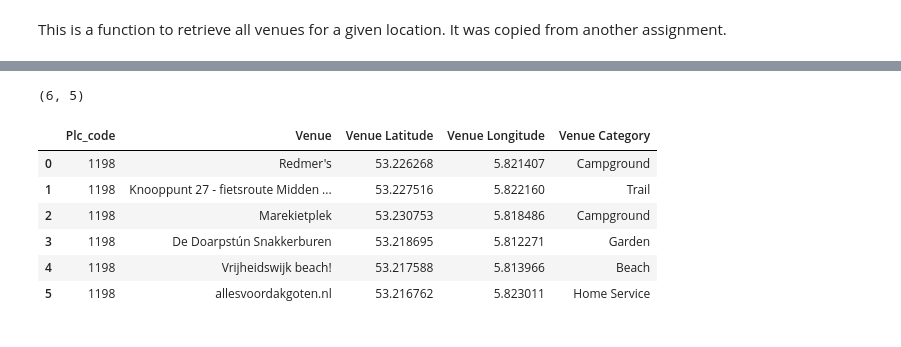
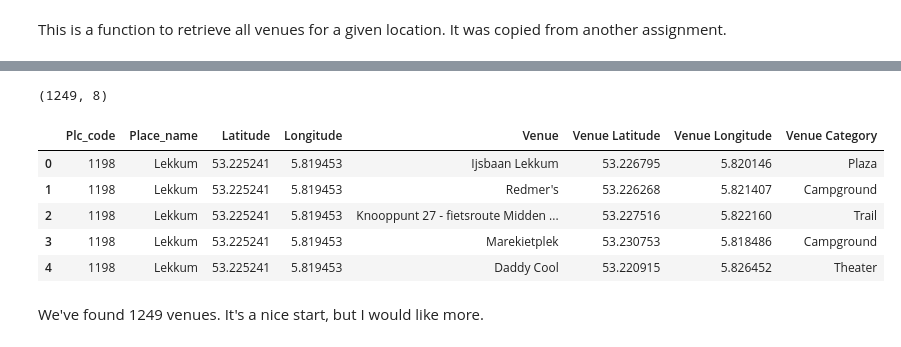
Before and after one commit to LauLau85/Coursera_Capstone, a Jupyter notebook: A Comparison of Rural Towns in the Netherlands.ipynb, the cells around one changed output, grey strips where cells are left out. Cells and saved outputs as stored; diff of their text form; code cells hidden in the pictures.

```diff
--- a/A Comparison of Rural Towns in the Netherlands.ipynb
+++ b/A Comparison of Rural Towns in the Netherlands.ipynb
@@ -2484,11 +2483,11 @@ This is a function to retrieve all venues for a given location. It was copied fr
 # %%
 #get the venues for a place, with plc_code, latitude, longitude and a given radius (in meters). Default radius is 1000
 #Returns a dataframe with plc_code, venue dataradius,
-def getNearbyVenues(plc_code, latitudes, longitudes, radius=1000):
+def getNearbyVenues(plc_code, name, latitudes, longitudes, radius=1000):
 
     venues_list=[]
-    for plc, lat, lng in zip(plc_code, latitudes, longitudes):
-        #print(name)
+    for plc, nam, lat, lng in zip(plc_code, name, latitudes, longitudes):
+        print(plc,' ',nam,' ',lat,' ',lng )
 
         # create the API request URL radius,
         url = 'https://api.foursquare.com/v2/venues/explore?&client_id={}&client_secret={}&v={}&ll={},{}&radius={}&limit={}'.format(
@@ -2504,14 +2503,14 @@ def getNearbyVenues(plc_code, latitudes, longitudes, radius=1000):
         results = requests.get(url).json()["response"]['groups'][0]['items']
 
         # return only relevant information for each nearby venue
-        venues_list.append([(plc,
+        venues_list.append([(plc, nam, lat, lng,
             v['venue']['name'],
             v['venue']['location']['lat'],
             v['venue']['location']['lng'],
             v['venue']['categories'][0]['name']) for v in results])
 
     nearby_venues = pd.DataFrame([item for venue_list in venues_list for item in venue_list])
-    nearby_venues.columns = ['Plc_code',
+    nearby_venues.columns = ['Plc_code', 'Place_name', 'Latitude', 'Longitude',
                   'Venue',
                   'Venue Latitude',
                   'Venue Longitude',
@@ -2532,0 +2567,9 @@ Lekkum_venues=getNearbyVenues(plc_cd,lati,longi,1000)
+# %%
+#Get lists for NearbyVenues
+plc_cd = SRT_df['Plc_code']
+plc_nam = SRT_df['Place_name']
+lati = SRT_df['Latitude']
+longi = SRT_df['Longitude']
+
+#Call getNearbyVenues
+SRT_venues=getNearbyVenues(plc_cd,plc_nam,lati,longi,1000)
@@ -2533,12 +2594,13 @@ Lekkum_venues=getNearbyVenues(plc_cd,lati,longi,1000)
 # %%
-print(Lekkum_venues.shape)
-Lekkum_venues.head(15)
+print(SRT_venues.shape)
+SRT_venues.head()
 # %% [output]
-(6, 5)
+(1249, 8)
-|  | Plc_code | Venue | Venue Latitude | Venue Longitude | Venue Category |
-| 0 | 1198 | Redmer's | 53.226268 | 5.821407 | Campground |
-| 1 | 1198 | Knooppunt 27 - fietsroute Midden ... | 53.227516 | 5.822160 | Trail |
-| 2 | 1198 | Marekietplek | 53.230753 | 5.818486 | Campground |
-| 3 | 1198 | De Doarpstún Snakkerburen | 53.218695 | 5.812271 | Garden |
-| 4 | 1198 | Vrijheidswijk beach! | 53.217588 | 5.813966 | Beach |
-| 5 | 1198 | allesvoordakgoten.nl | 53.216762 | 5.823011 | Home Service |
+|  | Plc_code | Place_name | Latitude | Longitude | Venue | Venue Latitude | Venue Longitude | Venue Category |
+| 0 | 1198 | Lekkum | 53.225241 | 5.819453 | Ijsbaan Lekkum | 53.226795 | 5.820146 | Plaza |
+| 1 | 1198 | Lekkum | 53.225241 | 5.819453 | Redmer's | 53.226268 | 5.821407 | Campground |
+| 2 | 1198 | Lekkum | 53.225241 | 5.819453 | Knooppunt 27 - fietsroute Midden ... | 53.227516 | 5.822160 | Trail |
+| 3 | 1198 | Lekkum | 53.225241 | 5.819453 | Marekietplek | 53.230753 | 5.818486 | Campground |
+| 4 | 1198 | Lekkum | 53.225241 | 5.819453 | Daddy Cool | 53.220915 | 5.826452 | Theater |
+# %% [markdown]
+We've found 1249 venues. It's a nice start, but I would like more.
```
Also changed, not shown: parts of 7 cells of this notebook.
